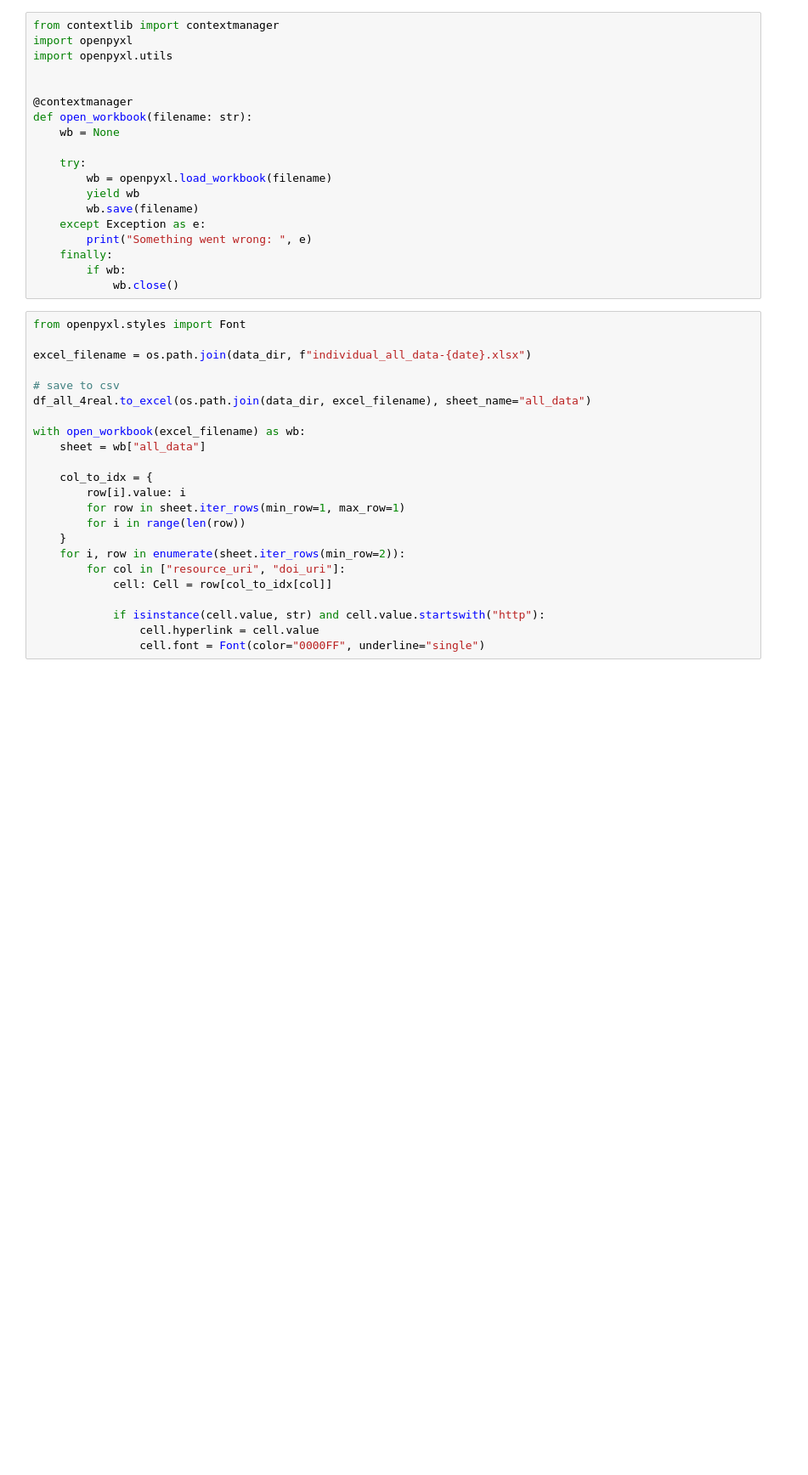
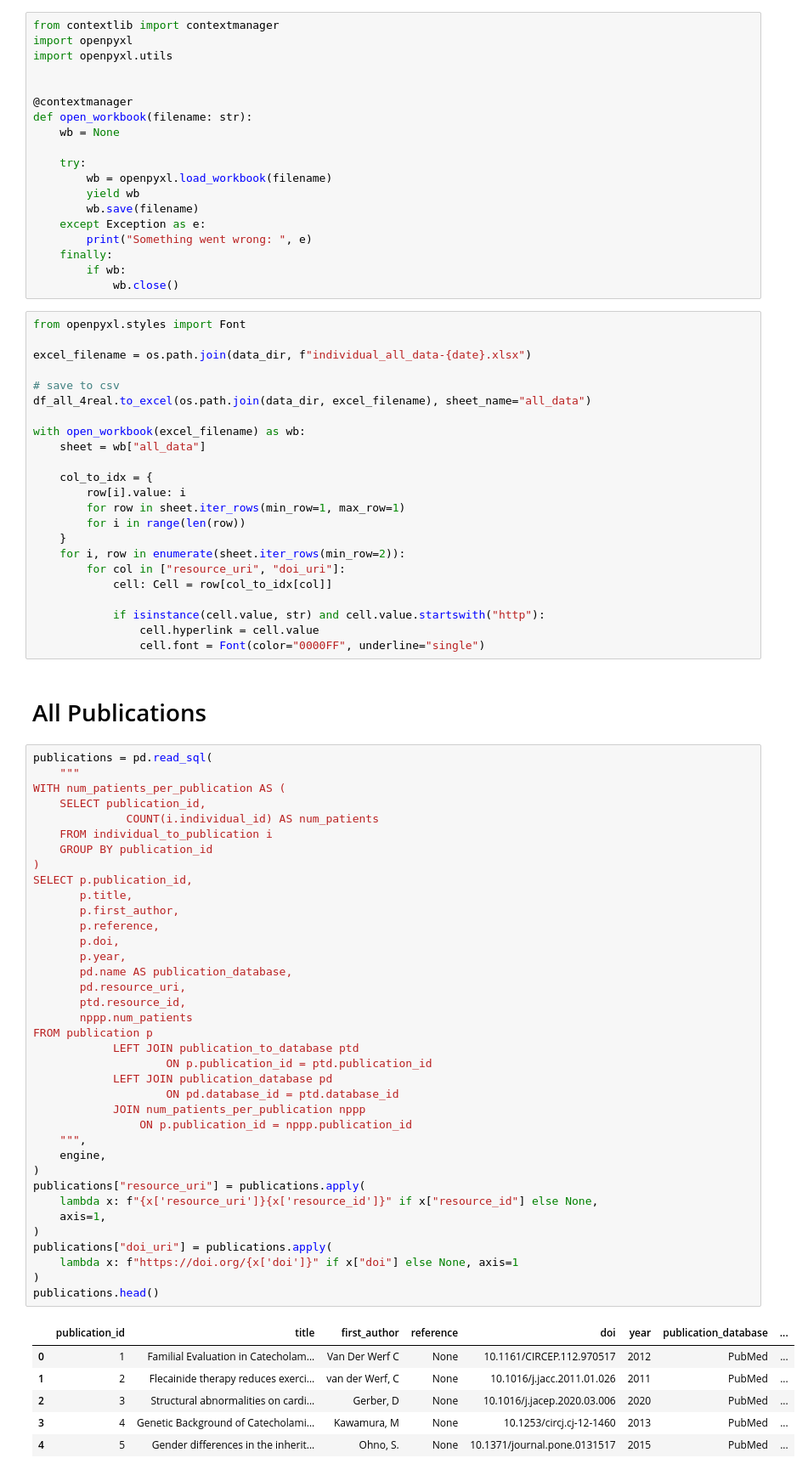
Before and after one commit to alexdaiii/cpvt_database_analysis, a Jupyter notebook: notebooks/create_tabular_database.ipynb, the cells around one changed output. Shown at 85% size. Drawn from its saved outputs; the diff is of its cells as text; blank space fills up the shorter version.

```diff
--- a/notebooks/create_tabular_database.ipynb
+++ b/notebooks/create_tabular_database.ipynb
@@ -673,3 +677,49 @@ with open_workbook(excel_filename) as wb:
             if isinstance(cell.value, str) and cell.value.startswith("http"):
                 cell.hyperlink = cell.value
                 cell.font = Font(color="0000FF", underline="single")
+# %% [markdown]
+# All Publications
+# %%
+publications = pd.read_sql(
+    """
+WITH num_patients_per_publication AS (
+    SELECT publication_id,
+              COUNT(i.individual_id) AS num_patients
+    FROM individual_to_publication i
+    GROUP BY publication_id
+)
+SELECT p.publication_id,
+       p.title,
+       p.first_author,
+       p.reference,
+       p.doi,
+       p.year,
+       pd.name AS publication_database,
+       pd.resource_uri,
+       ptd.resource_id,
+       nppp.num_patients
+FROM publication p
+            LEFT JOIN publication_to_database ptd
+                    ON p.publication_id = ptd.publication_id
+            LEFT JOIN publication_database pd
+                    ON pd.database_id = ptd.database_id
+            JOIN num_patients_per_publication nppp
+                ON p.publication_id = nppp.publication_id
+    """,
+    engine,
+)
+publications["resource_uri"] = publications.apply(
+    lambda x: f"{x['resource_uri']}{x['resource_id']}" if x["resource_id"] else None,
+    axis=1,
+)
+publications["doi_uri"] = publications.apply(
+    lambda x: f"https://doi.org/{x['doi']}" if x["doi"] else None, axis=1
+)
+publications.head()
+# %% [output]
+|  | publication_id | title | first_author | reference | doi | year | publication_database | ... |
+| 0 | 1 | Familial Evaluation in Catecholam... | Van Der Werf C | None | 10.1161/CIRCEP.112.970517 | 2012 | PubMed | ... |
+| 1 | 2 | Flecainide therapy reduces exerci... | van der Werf, C | None | 10.1016/j.jacc.2011.01.026 | 2011 | PubMed | ... |
+| 2 | 3 | Structural abnormalities on cardi... | Gerber, D | None | 10.1016/j.jacep.2020.03.006 | 2020 | PubMed | ... |
+| 3 | 4 | Genetic Background of Catecholami... | Kawamura, M | None | 10.1253/circj.cj-12-1460 | 2013 | PubMed | ... |
+| 4 | 5 | Gender differences in the inherit... | Ohno, S. | None | 10.1371/journal.pone.0131517 | 2015 | PubMed | ... |
```
Also changed, not shown: parts of 6 cells of this notebook, 10 other files.
